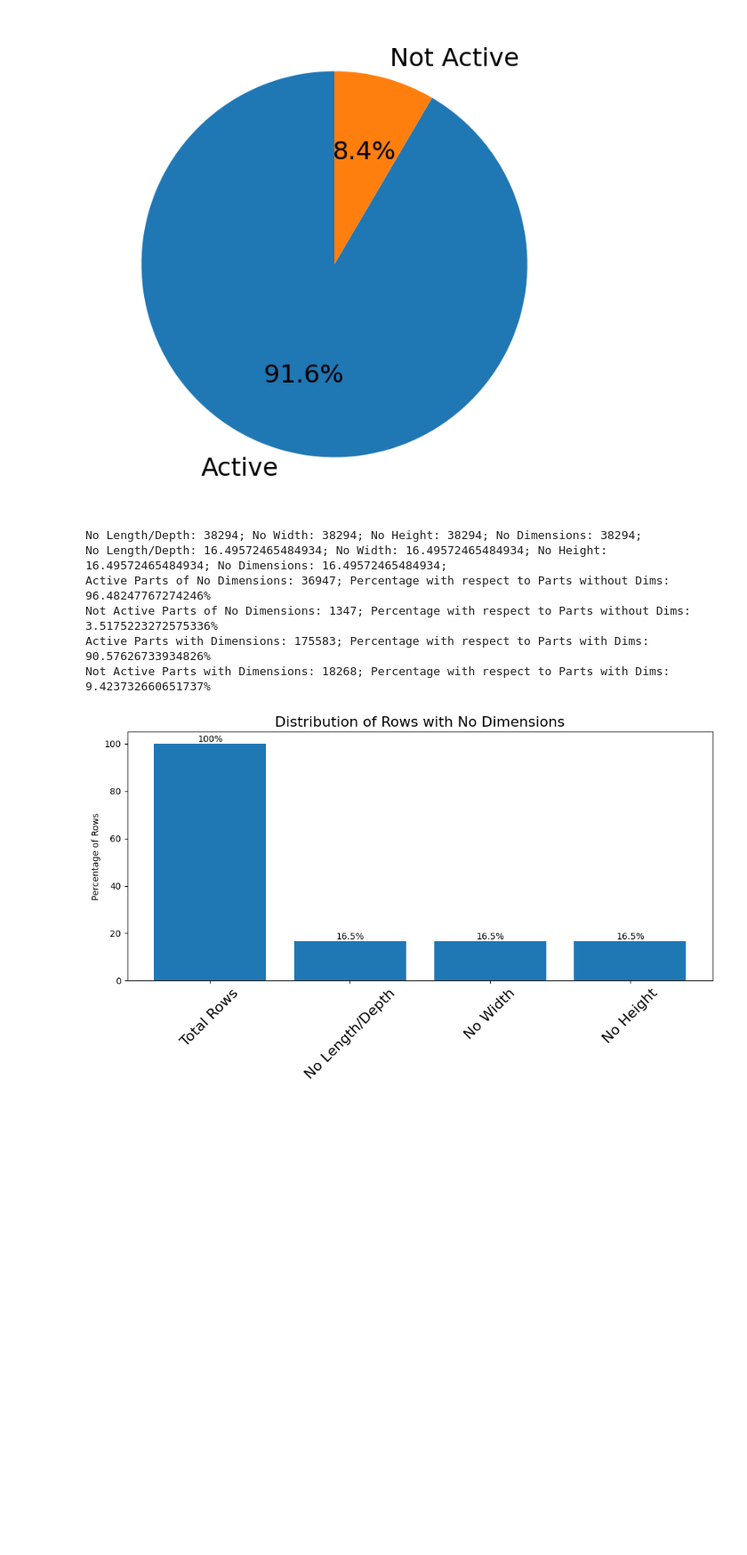
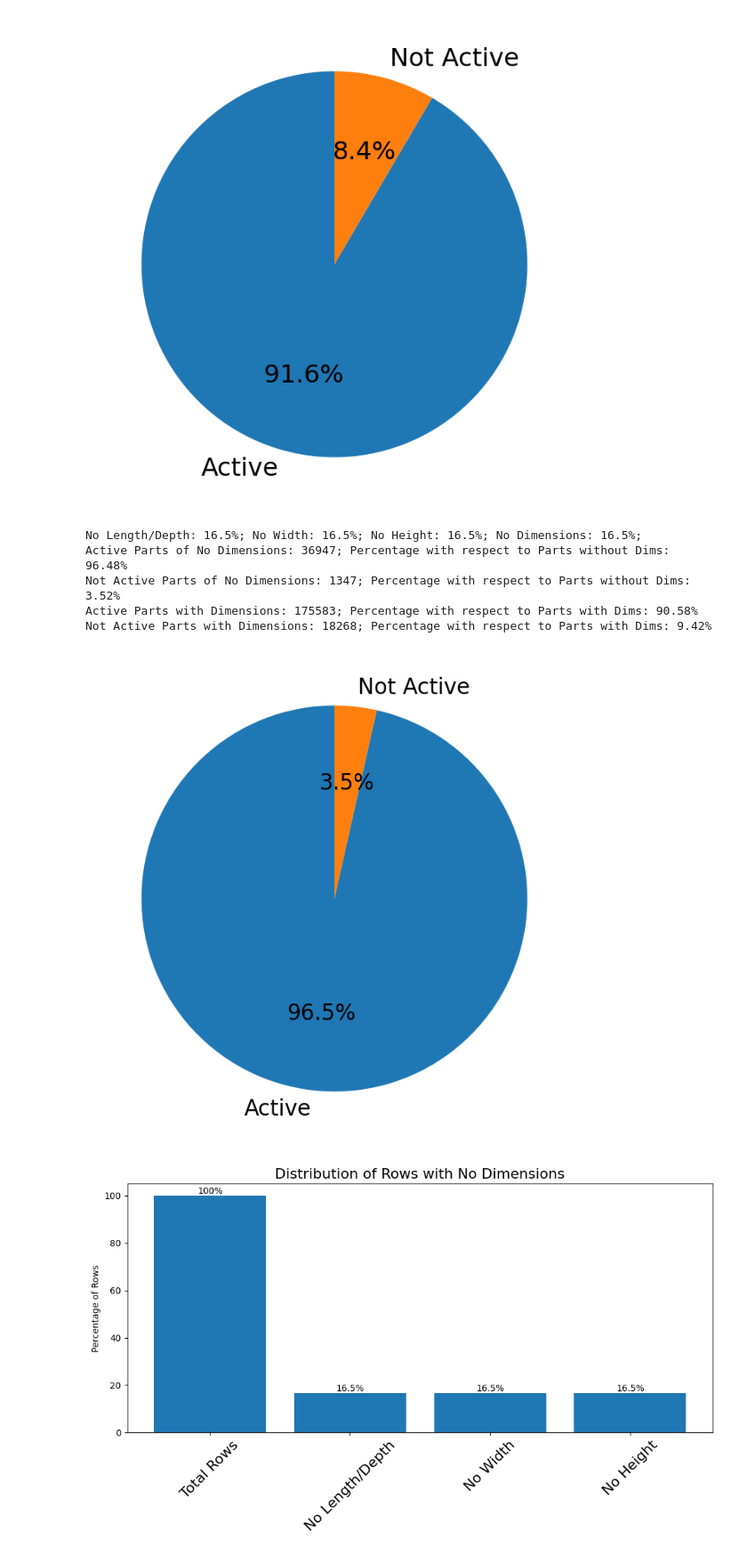
Before and after one commit to ssain2021/StorageRackOptimizationNew, a Jupyter notebook: Codes/Storage_Optimization.ipynb, the cells around one changed output. Shown at 89% size. Cells and saved outputs as stored; diff of their text form; code cells hidden in the pictures; blank space fills up the shorter version.

```diff
--- a/Codes/Storage_Optimization.ipynb
+++ b/Codes/Storage_Optimization.ipynb
@@ -119,23 +112,32 @@ With_Dim_Active_Percent = (With_Dim_Active/(total_rows - no_all)) * 100
 With_Dim_Not_Active_Percent = (With_Dim_Not_Active/(total_rows - no_all)) * 100
 
 # Print the Counts/Percentages
-print(f"No Length/Depth: {no_depth}; No Width: {no_width}; No Height: {no_height}; No Dimensions: {no_all};")
-print(f"No Length/Depth: {percent_no_depth}; No Width: {percent_no_depth}; No Height: {percent_no_height}; No Dimensions: {percent_no_all};")
-print(f"Active Parts of No Dimensions: {No_Dim_Active}; Percentage with respect to Parts without Dims: {No_Dim_Active_Percent}%")
-print(f"Not Active Parts of No Dimensions: {No_Dim_Not_Active}; Percentage with respect to Parts without Dims: {No_Dim_Not_Active_Percent}%")
-print(f"Active Parts with Dimensions: {With_Dim_Active}; Percentage with respect to Parts with Dims: {With_Dim_Active_Percent}%")
-print(f"Not Active Parts with Dimensions: {With_Dim_Not_Active}; Percentage with respect to Parts with Dims: {With_Dim_Not_Active_Percent}%")
+print(f"No Length/Depth: {round(no_depth/total_rows*100, 2)}%; No Width: {round(no_width/total_rows*100, 2)}%; No Height: {round(no_height/total_rows*100, 2)}%; No Dimensions: {round(percent_no_all, 2)}%;")
+print(f"Active Parts of No Dimensions: {No_Dim_Active}; Percentage with respect to Parts without Dims: {round(No_Dim_Active_Percent, 2)}%")
+print(f"Not Active Parts of No Dimensions: {No_Dim_Not_Active}; Percentage with respect to Parts without Dims: {round(No_Dim_Not_Active_Percent, 2)}%")
+print(f"Active Parts with Dimensions: {With_Dim_Active}; Percentage with respect to Parts with Dims: {round(With_Dim_Active_Percent, 2)}%")
+print(f"Not Active Parts with Dimensions: {With_Dim_Not_Active}; Percentage with respect to Parts with Dims: {round(With_Dim_Not_Active_Percent, 2)}%")
 
 # Here we find out that a row, if containing 0 in 1 dimension, has 0 in all, or
 # A row has either all or none dimensions
 # 16% of Rows has 0 Dimensions
 # %% [output]
-No Length/Depth: 38294; No Width: 38294; No Height: 38294; No Dimensions: 38294;
-No Length/Depth: 16.49572465484934; No Width: 16.49572465484934; No Height: 16.49572465484934; No Dimensions: 16.49572465484934;
-Active Parts of No Dimensions: 36947; Percentage with respect to Parts without Dims: 96.48247767274246%
-Not Active Parts of No Dimensions: 1347; Percentage with respect to Parts without Dims: 3.5175223272575336%
-Active Parts with Dimensions: 175583; Percentage with respect to Parts with Dims: 90.57626733934826%
-Not Active Parts with Dimensions: 18268; Percentage with respect to Parts with Dims: 9.423732660651737%
+No Length/Depth: 16.5%; No Width: 16.5%; No Height: 16.5%; No Dimensions: 16.5%;
+Active Parts of No Dimensions: 36947; Percentage with respect to Parts without Dims: 96.48%
+Not Active Parts of No Dimensions: 1347; Percentage with respect to Parts without Dims: 3.52%
+Active Parts with Dimensions: 175583; Percentage with respect to Parts with Dims: 90.58%
+Not Active Parts with Dimensions: 18268; Percentage with respect to Parts with Dims: 9.42%
+# %%
+# Visualize
+labels = ['Active', 'Not Active'] # Create labels and sizes for the pie chart
+sizes = [No_Dim_Active_Percent, No_Dim_Not_Active_Percent]
+
+plt.figure(figsize=(10, 8)) # Create the pie chart
+plt.pie(sizes, labels=labels, autopct='%1.1f%%', startangle=90, textprops={'fontsize': 20})
+
+plt.show() # Show the chart
+# %% [output]
+[figure, added]
 # %%
 ## Visualize above No Dimensions Data
 
```
Also changed, not shown: parts of 2 cells of this notebook, 2 other files.
